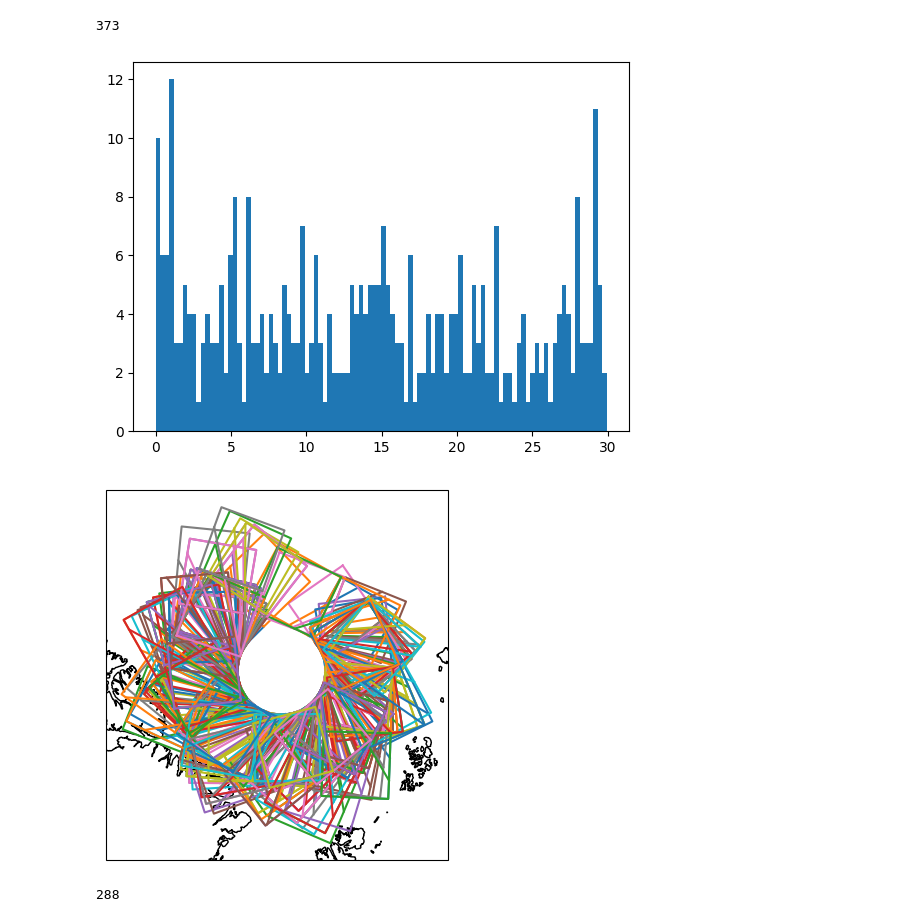
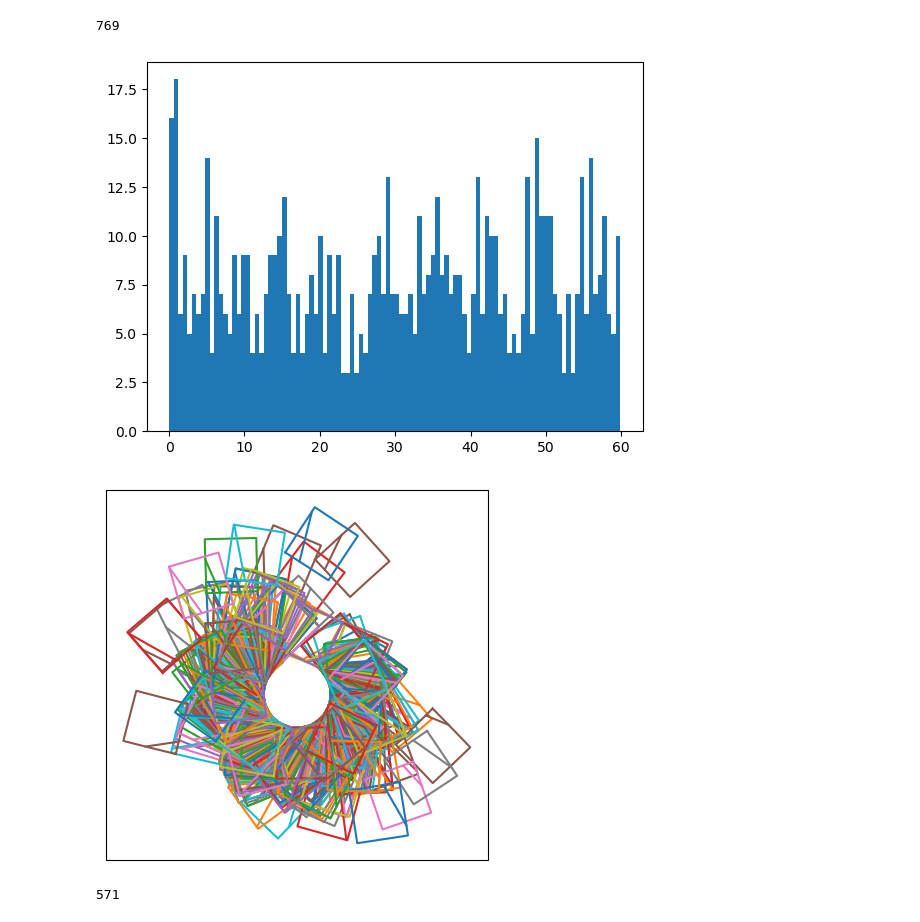
Before and after one commit to nansencenter/cs2_l2_larm_preprocessing, a Jupyter notebook: find_s1_cs2_intersect.ipynb, the cells around one changed output. Cells and saved outputs as stored; diff of their text form; code cells hidden in the pictures.

```diff
--- a/find_s1_cs2_intersect.ipynb
+++ b/find_s1_cs2_intersect.ipynb
@@ -49,38 +49,38 @@ for j0, j1 in zip(join.index, join.index_right0):
     time_diffs.append(np.abs((j0 - j1).total_seconds()) / 60)
 time_diffs = np.array(time_diffs)
 
-# find intersections that have max 0.1 hours between
+# find intersections that have max 30 min between
 # plot historgram of time between intersections
-max_time_dif = 30 # minutes
+max_time_dif = 60 # minutes
 small_time_diff_idx = np.nonzero(time_diffs < max_time_dif)[0]
 _ = plt.hist(time_diffs[small_time_diff_idx], 100)
 print(small_time_diff_idx.size)
 # %% [output]
-373
+769
-[figure, old version]
+[figure, new version]
 # %%
 # find intersections that have min 1000 CS2 points
 min_jg_size = 500
 fig, ax = plt.subplots(subplot_kw={'projection': proj_nps})
 small_time_diff_large_size_idx = []
 for i in small_time_diff_idx:
     cs2i = join.index[i]
     s1i = join.index_right0.iloc[i]
     cs2g = cs2gdf.geometry[cs2i]
     s1g = s1gdf.geometry[s1i]
     jg = cs2g.intersection(s1g)
     jg_size = np.array(jg.coords.xy[0]).size
     if jg_size > min_jg_size:
         small_time_diff_large_size_idx.append(i)
         l0 = ax.plot(*np.stack(jg.coords).T, '-')
         ax.plot(*np.stack(s1g.exterior.coords).T, '-', color=l0[0].get_color())
 
-ax.coastlines()
+#ax.coastlines()
 plt.show()
 print(len(small_time_diff_large_size_idx))
 # %% [output]
-[figure, old version]
+[figure, new version]
-288
+571
 # %%
 # save information about intersections in pandas datafarme pickle
 intersect_df = join.iloc[np.array(small_time_diff_large_size_idx)][['orbit_no', 'index_right0', 'names']]
```
Also changed, not shown: parts of 1 cell of this notebook, 3 other files.
